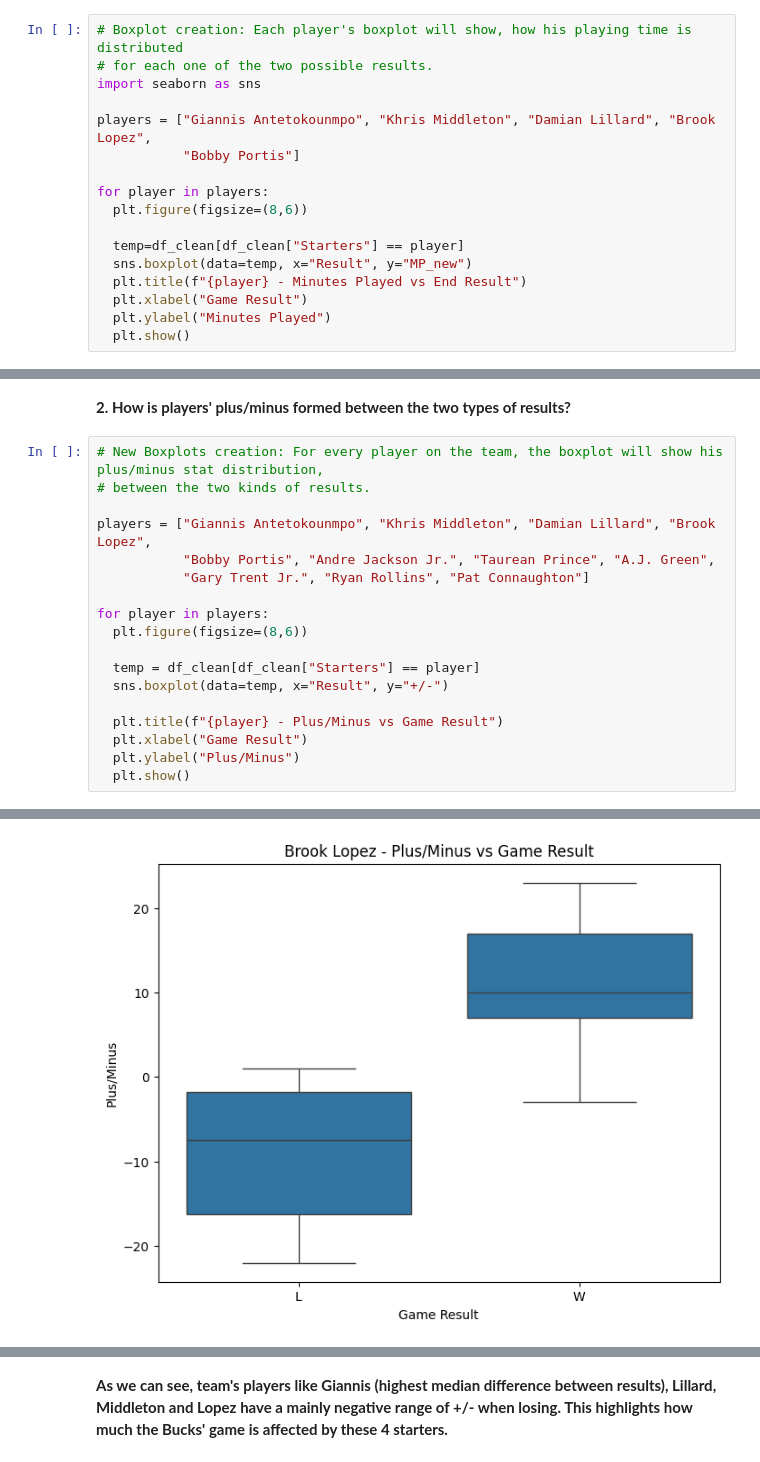
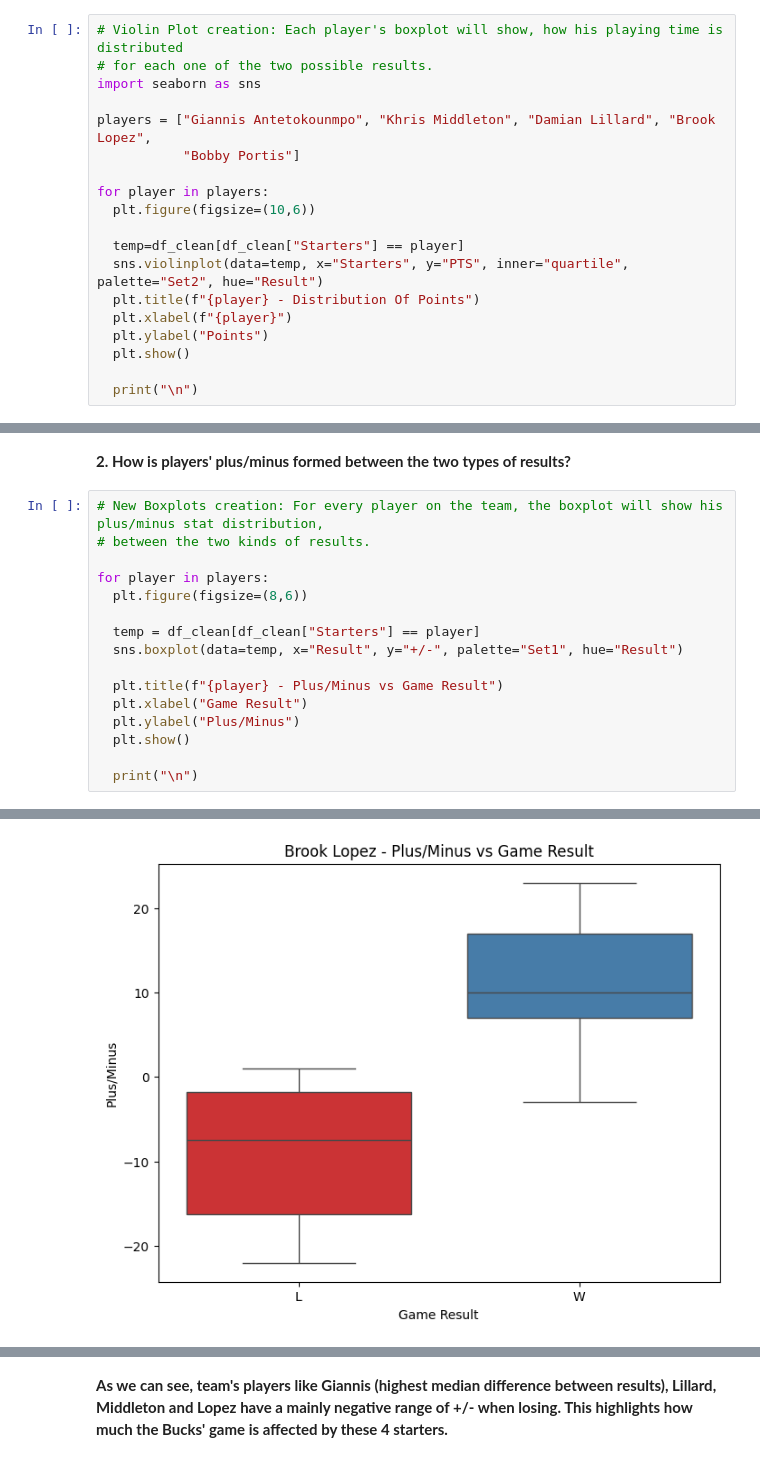
Before and after one commit to ChristosBellos/MyMachineLearningRepository, a Jupyter notebook: Basketball_Games_Analysis.ipynb, the cells around one changed output, grey strips where cells are left out. Drawn from its saved outputs; the diff is of its cells as text.

```diff
--- a/Basketball_Games_Analysis.ipynb
+++ b/Basketball_Games_Analysis.ipynb
@@ -373,7 +373,7 @@ memory usage: 55.5+ KB
 # %% [markdown]
 **1. How does playing time of the 4 starting players (Giannis, Middleton, Lillard and Lopez) and key bench player, Bobby Portis, affect the end result of the game.**
 # %%
-# Boxplot creation: Each player's boxplot will show, how his playing time is distributed
+# Violin Plot creation: Each player's boxplot will show, how his playing time is distributed
 # for each one of the two possible results.
 import seaborn as sns
 
@@ -381,12 +381,14 @@ players = ["Giannis Antetokounmpo", "Khris Middleton", "Damian Lillard", "Brook
            "Bobby Portis"]
 
 for player in players:
-  plt.figure(figsize=(8,6))
+  plt.figure(figsize=(10,6))
 
   temp=df_clean[df_clean["Starters"] == player]
-  sns.boxplot(data=temp, x="Result", y="MP_new")
-  plt.title(f"{player} - Minutes Played vs End Result")
-  plt.xlabel("Game Result")
-  plt.ylabel("Minutes Played")
+  sns.violinplot(data=temp, x="Starters", y="PTS", inner="quartile", palette="Set2", hue="Result")
+  plt.title(f"{player} - Distribution Of Points")
+  plt.xlabel(f"{player}")
+  plt.ylabel("Points")
   plt.show()
+
+  print("\n")
 # %% [output]
@@ -406,19 +407,17 @@ for player in players:
 # %%
 # New Boxplots creation: For every player on the team, the boxplot will show his plus/minus stat distribution,
 # between the two kinds of results.
-
-players = ["Giannis Antetokounmpo", "Khris Middleton", "Damian Lillard", "Brook Lopez",
-           "Bobby Portis", "Andre Jackson Jr.", "Taurean Prince", "A.J. Green",
-           "Gary Trent Jr.", "Ryan Rollins", "Pat Connaughton"]
 
 for player in players:
   plt.figure(figsize=(8,6))
 
   temp = df_clean[df_clean["Starters"] == player]
-  sns.boxplot(data=temp, x="Result", y="+/-")
+  sns.boxplot(data=temp, x="Result", y="+/-", palette="Set1", hue="Result")
 
   plt.title(f"{player} - Plus/Minus vs Game Result")
   plt.xlabel("Game Result")
   plt.ylabel("Plus/Minus")
   plt.show()
+
+  print("\n")
 # %% [output]
@@ -428 +427 @@ for player in players:
-[figure, old version]
+[figure, new version]
```
Also changed, not shown: parts of 26 cells of this notebook.
